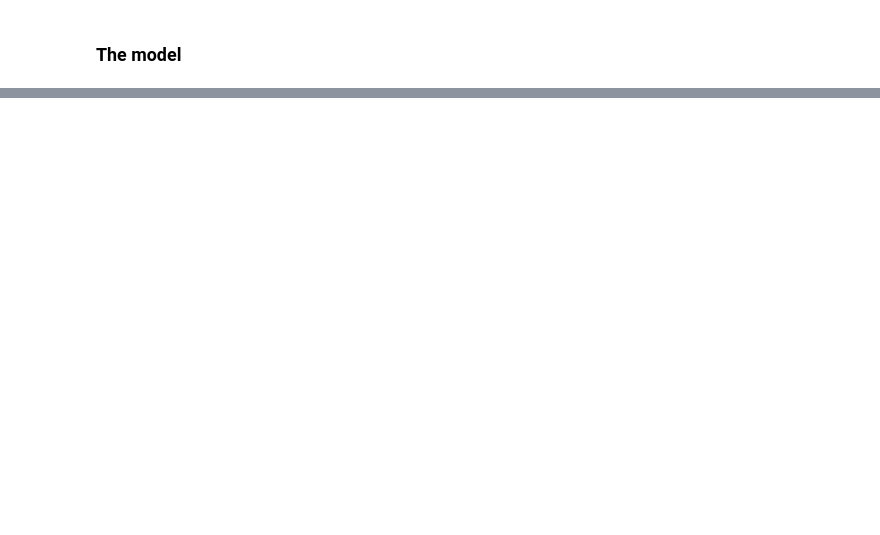
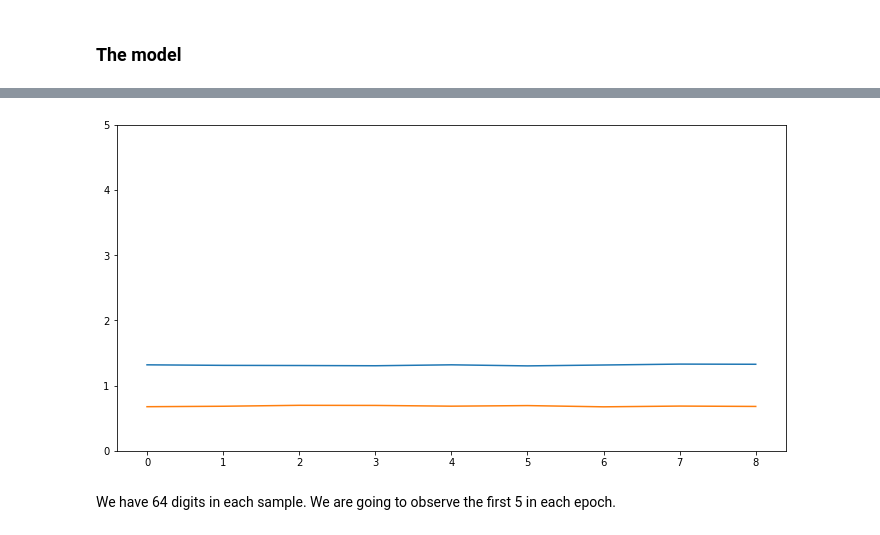
Before and after one commit to Akhil-Theerthala/Generative-Adversarial-Networks-using-PyTorch, a Jupyter notebook: MNIST GANs/MNIST_GAN.ipynb, the cells around one changed output, grey strips where cells are left out. Cells and saved outputs as stored; diff of their text form; code cells hidden in the pictures; blank space fills up the shorter version.

```diff
--- a/MNIST GANs/MNIST_GAN.ipynb
+++ b/MNIST GANs/MNIST_GAN.ipynb
@@ -95,0 +97,7 @@ Discriminator(
+# %%
+disc = Discriminator(d_input_size,d_hidden_dim,d_output_size)
+gen = Generator(g_input,g_hidden_dim,g_output)
+
+print(disc)
+print()
+print(gen)
@@ -95,0 +120,25 @@ Discriminator(
+# %%
+#Loss Functions
+def real_loss(d_out,smooth = False):
+    size = d_out.size(0)
+
+    if smooth:
+        labels = torch.ones(size)*0.9
+    else:
+        labels = torch.ones(size)
+
+    criterion = nn.BCEWithLogitsLoss()
+    loss = criterion(d_out.squeeze(),labels)
+    return loss
+
+def fake_loss (d_out):
+    labels = torch.zeros(d_out.shape[0])
+    criterion = nn.BCEWithLogitsLoss()
+    loss = criterion(d_out.squeeze(),labels)
+
+    return loss
+# %%
+#Defining the Optimizers
+lr = 0.002
+d_optimizer = optim.Adam(disc.parameters(),lr)
+g_optimizer = optim.Adam(gen.parameters(), lr)
@@ -95,0 +243,12 @@ Discriminator(
+# %%
+disc_losses = [x[0] for x in losses]
+gen_losses = [x[1] for x in losses]
+# %%
+fig,ax = plt.subplots()
+ax.plot(disc_losses,label='Discriminator Losses')
+ax.plot(gen_losses,label='Generator Losses')
+ax.set_ybound(lower=0.0, upper = 5.0)
+fig.set_size_inches(12,6)
+plt.show()
+# %% [output]
+[figure, added]
@@ -95,0 +258,2 @@ Discriminator(
+# %% [markdown]
+We have 64 digits in each sample. We are going to observe the first 5 in each epoch.
```
Also changed, not shown: parts of 10 cells of this notebook.
